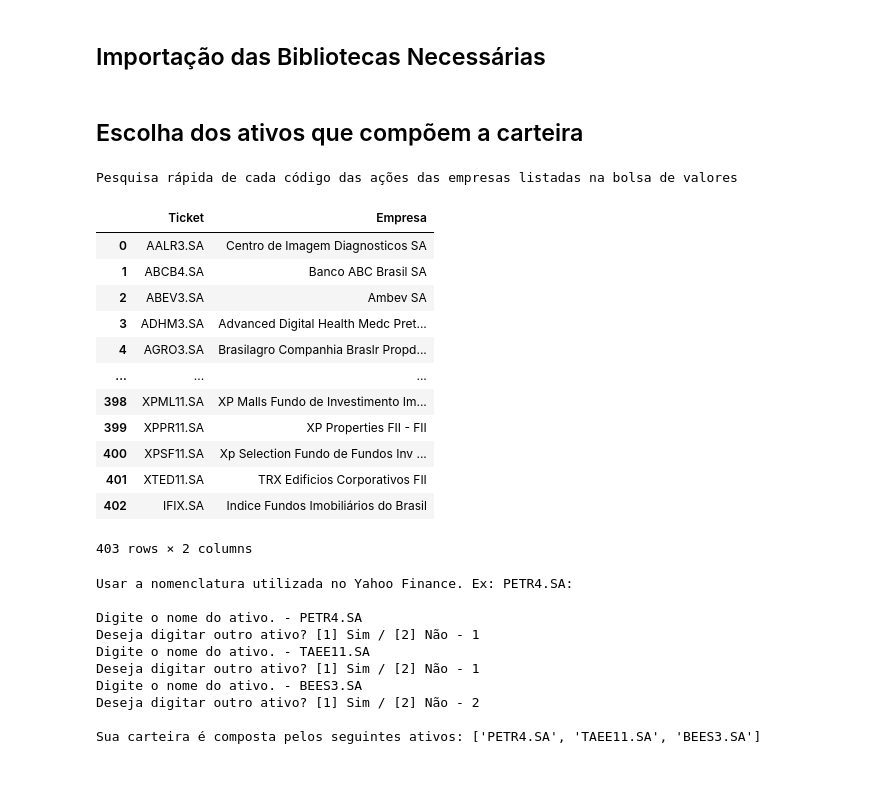
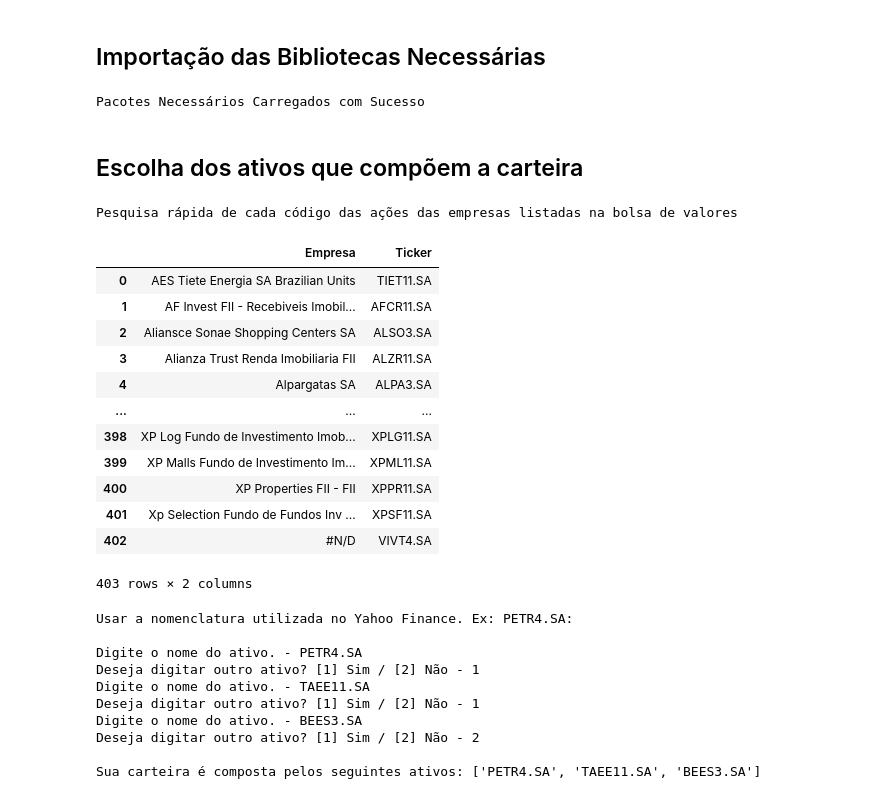
Before and after one commit to gabrieldepaiva/ProjetosParalelos, a Jupyter notebook: Analise_Carteira_de_Acoes_Pessoal.ipynb, the cells around one changed output. Saved outputs shown, nothing was run; the diff lists cells and outputs as text; code cells hidden in the pictures.

```diff
--- a/Analise_Carteira_de_Acoes_Pessoal.ipynb
+++ b/Analise_Carteira_de_Acoes_Pessoal.ipynb
@@ -9,27 +9,30 @@ from pandas_datareader import data
 import numpy as np
 import matplotlib.pyplot as plt
 from google.colab.data_table import DataTable
+print('Pacotes Necessários Carregados com Sucesso')
+# %% [output]
+Pacotes Necessários Carregados com Sucesso
 # %% [markdown]
 ## Escolha dos ativos que compõem a carteira
 # %%
 #@title
 print('Pesquisa rápida de cada código das ações das empresas listadas na bolsa de valores')
-DataBase = pd.read_csv('/content/sample_data/PlanilhaAuxiliardoColab-1 - Página1.csv')
+DataBase = pd.read_csv('https://raw.githubusercontent.com/gabrieldepaiva/Projetos_Financas-Python/main/Tickers.csv',sep=';')
 DataTable(DataBase,include_index=False,num_rows_per_page=5)
 # %% [output]
 Pesquisa rápida de cada código das ações das empresas listadas na bolsa de valores
-|  | Ticket | Empresa |
-| 0 | AALR3.SA | Centro de Imagem Diagnosticos SA |
-| 1 | ABCB4.SA | Banco ABC Brasil SA |
-| 2 | ABEV3.SA | Ambev SA |
-| 3 | ADHM3.SA | Advanced Digital Health Medc Pret... |
-| 4 | AGRO3.SA | Brasilagro Companhia Braslr Propd... |
+|  | Empresa | Ticker |
+| 0 | AES Tiete Energia SA Brazilian Units | TIET11.SA |
+| 1 | AF Invest FII - Recebiveis Imobil... | AFCR11.SA |
+| 2 | Aliansce Sonae Shopping Centers SA | ALSO3.SA |
+| 3 | Alianza Trust Renda Imobiliaria FII | ALZR11.SA |
+| 4 | Alpargatas SA | ALPA3.SA |
 | ... | ... | ... |
-| 398 | XPML11.SA | XP Malls Fundo de Investimento Im... |
-| 399 | XPPR11.SA | XP Properties FII - FII |
-| 400 | XPSF11.SA | Xp Selection Fundo de Fundos Inv ... |
-| 401 | XTED11.SA | TRX Edificios Corporativos FII |
-| 402 | IFIX.SA | Indice Fundos Imobiliários do Brasil |
+| 398 | XP Log Fundo de Investimento Imob... | XPLG11.SA |
+| 399 | XP Malls Fundo de Investimento Im... | XPML11.SA |
+| 400 | XP Properties FII - FII | XPPR11.SA |
+| 401 | Xp Selection Fundo de Fundos Inv ... | XPSF11.SA |
+| 402 | #N/D | VIVT4.SA |
 403 rows × 2 columns
 # %%
 #@title
```
Also changed, not shown: parts of 7 cells of this notebook.
